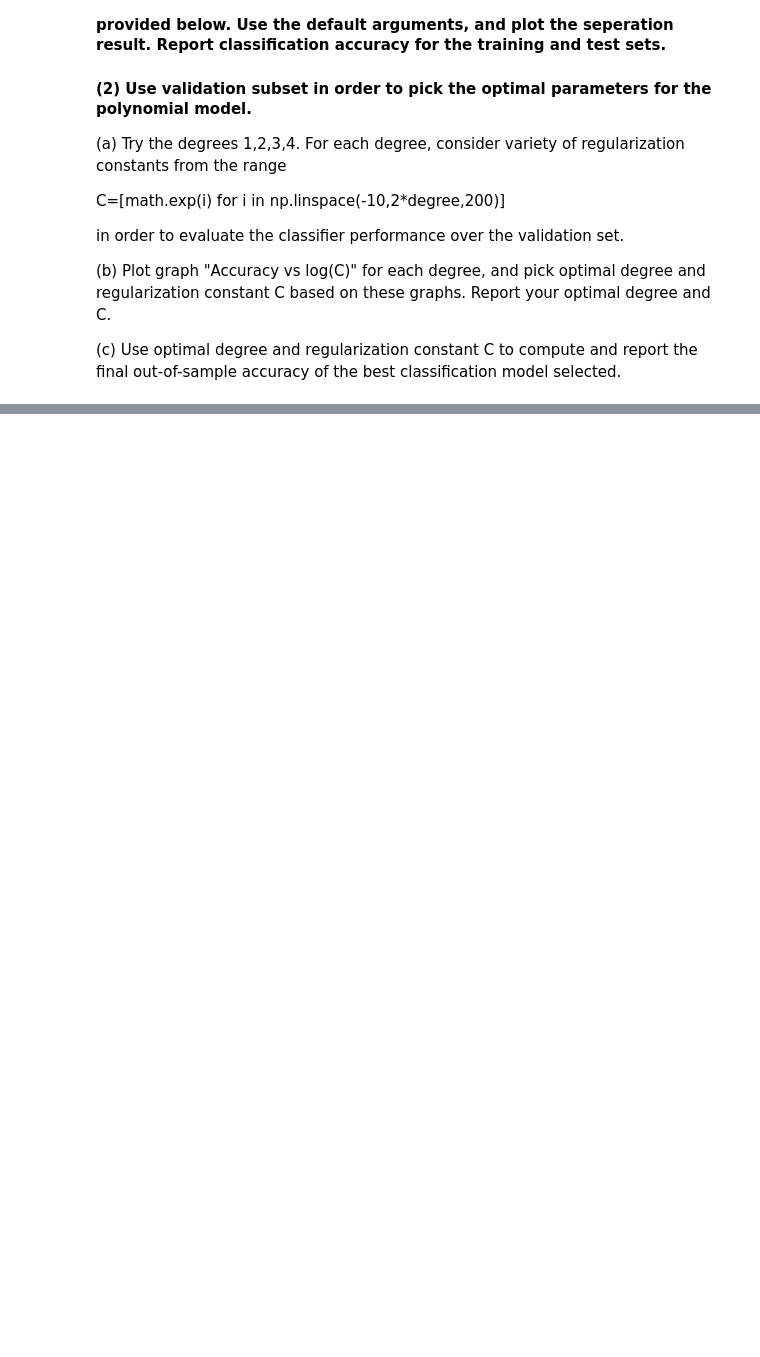
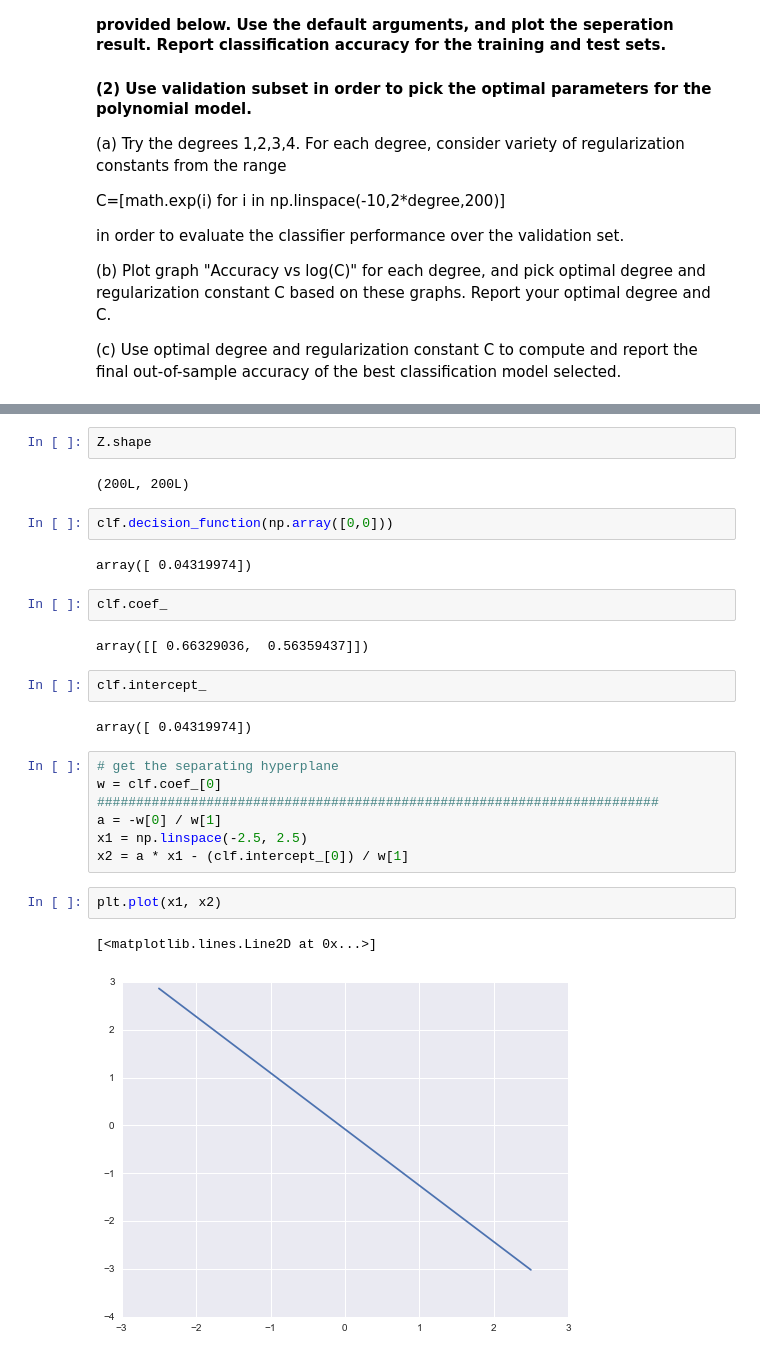
Before and after one commit to afcarl/machine_learning, a Jupyter notebook: homework6/SVM_HW.ipynb, the cells around one changed output, grey strips where cells are left out. Cells and saved outputs as stored; diff of their text form; blank space fills up the shorter version.

```diff
--- a/homework6/SVM_HW.ipynb
+++ b/homework6/SVM_HW.ipynb
@@ -85,0 +208,28 @@ X_train_1,X_vali,Y_train_1,Y_vali = train_test_split(
+# %%
+Z.shape
+# %% [output]
+(200L, 200L)
+# %%
+clf.decision_function(np.array([0,0]))
+# %% [output]
+array([ 0.04319974])
+# %%
+clf.coef_
+# %% [output]
+array([[ 0.66329036,  0.56359437]])
+# %%
+clf.intercept_
+# %% [output]
+array([ 0.04319974])
+# %%
+# get the separating hyperplane
+w = clf.coef_[0]
+########################################################################
+a = -w[0] / w[1]
+x1 = np.linspace(-2.5, 2.5)
+x2 = a * x1 - (clf.intercept_[0]) / w[1]
+# %%
+plt.plot(x1, x2)
+# %% [output]
+[<matplotlib.lines.Line2D at 0x...>]
+[figure, added]
```
Also changed, not shown: parts of 20 cells of this notebook.
